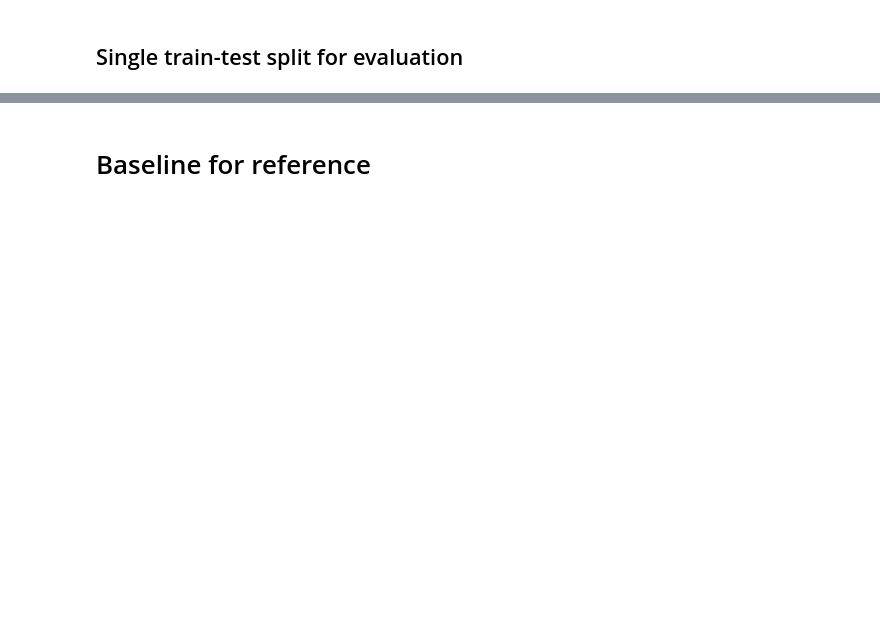
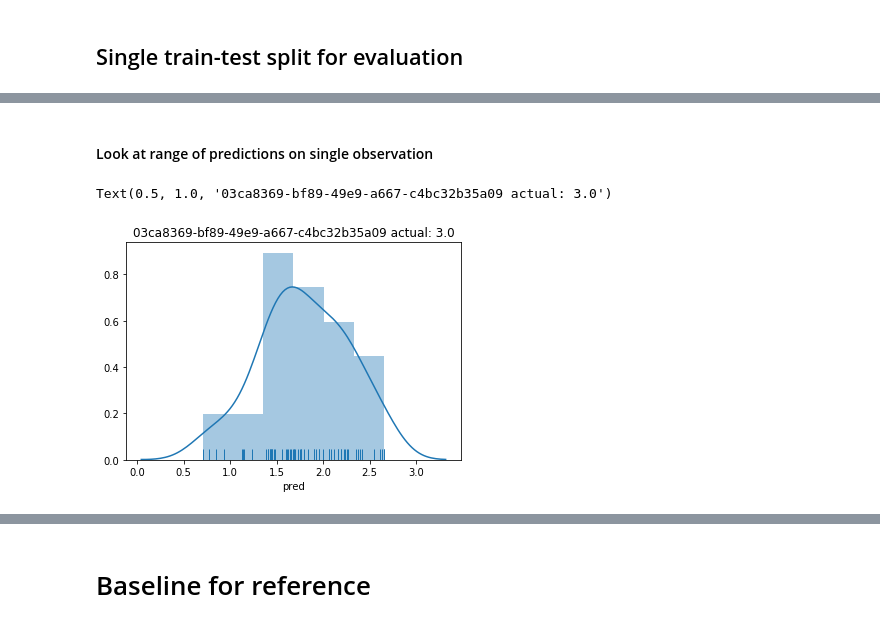
Before and after one commit to huangy6/beat_pd, a Jupyter notebook: Predictions.ipynb, the cells around one changed output, grey strips where cells are left out. Drawn from its saved outputs; the diff is of its cells as text; code cells hidden in the pictures; blank space fills up the shorter version.

```diff
--- a/Predictions.ipynb
+++ b/Predictions.ipynb
@@ -182,0 +223,11 @@ main.plot_performance(y_test, pred)
+# %% [markdown]
+#### Look at range of predictions on single observation
+# %%
+# Look at single
+s = samp_map.sample().values[0]
+d = pd.DataFrame({'samp_id': samp_map[y_test.index], 'pred': pred})
+ax = sns.distplot(d[d.samp_id == s].pred, rug=True)
+ax.set_title(f'{s} actual: {labels[labels.measurement_id == s][label].values[0]}')
+# %% [output]
+Text(0.5, 1.0, '03ca8369-bf89-49e9-a667-c4bc32b35a09 actual: 3.0')
+[figure, added]
```
Also changed, not shown: parts of 39 cells of this notebook, 4 other files.
